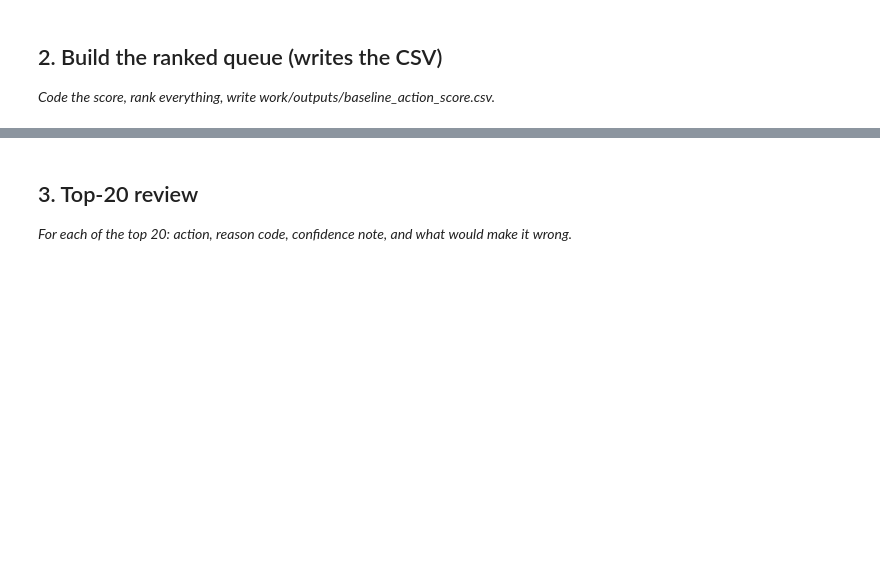
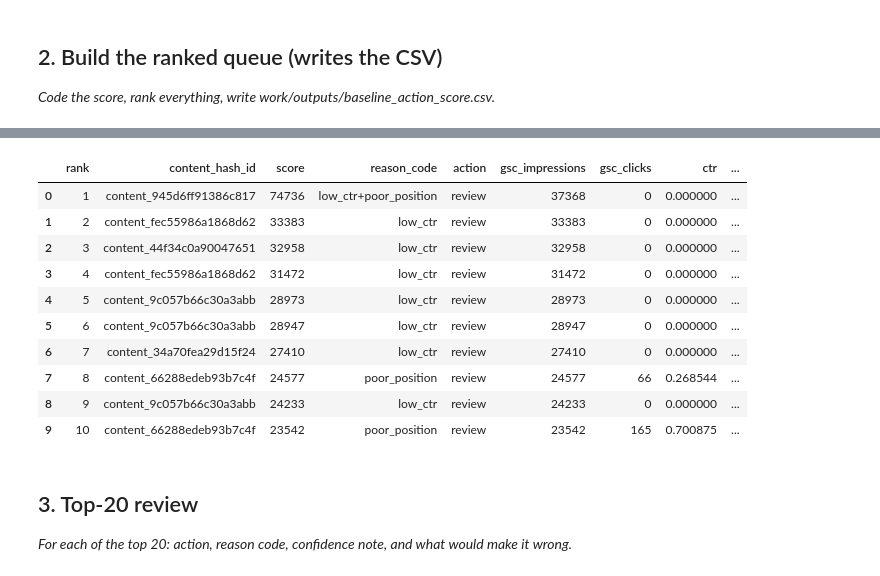
Before and after one commit to ayushmanlohani/flyrank-ml-internship, a Jupyter notebook: work/notebooks/w04_baseline_score.ipynb, the cells around one changed output, grey strips where cells are left out. Drawn from its saved outputs; the diff is of its cells as text; code cells hidden in the pictures; blank space fills up the shorter version.

```diff
--- a/work/notebooks/w04_baseline_score.ipynb
+++ b/work/notebooks/w04_baseline_score.ipynb
@@ -22,0 +75,84 @@ This skeleton is yours to fill. Work the sections **in order** — each one has
+# %%
+# Simple thresholds from this March 2026 slice
+impression_threshold = signal_df["gsc_impressions"].median()
+ctr_threshold = signal_df["ctr"].median()
+position_threshold = signal_df["gsc_avg_position"].median()
+
+signal_df["visible"] = (
+    signal_df["gsc_impressions"] >= impression_threshold
+).astype(int)
+
+signal_df["low_ctr"] = (
+    signal_df["ctr"] <= ctr_threshold
+).astype(int)
+
+signal_df["poor_position"] = (
+    signal_df["gsc_avg_position"] >= position_threshold
+).astype(int)
+
+# Transparent score: visibility × number of weak signals × impressions
+signal_df["score"] = (
+    signal_df["visible"]
+    * (signal_df["low_ctr"] + signal_df["poor_position"])
+    * signal_df["gsc_impressions"]
+)
+
+def get_reason(row):
+    reasons = []
+
+    if row["low_ctr"]:
+        reasons.append("low_ctr")
+
+    if row["poor_position"]:
+        reasons.append("poor_position")
+
+    if not reasons:
+        return "no_flag"
+
+    return "+".join(reasons)
+
+signal_df["reason_code"] = signal_df.apply(get_reason, axis=1)
+
+signal_df["action"] = np.where(
+    signal_df["score"] > 0,
+    "review",
+    "no_action"
+)
+
+# Rank highest score first
+queue = (
+    signal_df
+    .sort_values(["score", "gsc_impressions"], ascending=False)
+    .reset_index(drop=True)
+)
+
+queue["rank"] = queue.index + 1
+
+# Keep the ranked output
+queue = queue[
+    [
+        "rank",
+        "content_hash_id",
+        "score",
+        "reason_code",
+        "action",
+        "gsc_impressions",
+        "gsc_clicks",
+        "ctr",
+        "gsc_avg_position"
+    ]
+]
+
+# Save required CSV
+import os
+
+os.makedirs("work/outputs", exist_ok=True)
+
+output_path = "work/outputs/baseline_action_score.csv"
+queue.to_csv(output_path, index=False)
+
+print("Saved:", output_path)
+print("Rows ranked:", len(queue))
+print("\nTop 10:")
+display(queue.head(10))
+# %% [output]
@@ -23,3 +163,14 @@ This skeleton is yours to fill. Work the sections **in order** — each one has
+|  | rank | content_hash_id | score | reason_code | action | gsc_impressions | gsc_clicks | ctr | ... |
+| 0 | 1 | content_945d6ff91386c817 | 74736 | low_ctr+poor_position | review | 37368 | 0 | 0.000000 | ... |
+| 1 | 2 | content_fec55986a1868d62 | 33383 | low_ctr | review | 33383 | 0 | 0.000000 | ... |
+| 2 | 3 | content_44f34c0a90047651 | 32958 | low_ctr | review | 32958 | 0 | 0.000000 | ... |
+| 3 | 4 | content_fec55986a1868d62 | 31472 | low_ctr | review | 31472 | 0 | 0.000000 | ... |
+| 4 | 5 | content_9c057b66c30a3abb | 28973 | low_ctr | review | 28973 | 0 | 0.000000 | ... |
+| 5 | 6 | content_9c057b66c30a3abb | 28947 | low_ctr | review | 28947 | 0 | 0.000000 | ... |
+| 6 | 7 | content_34a70fea29d15f24 | 27410 | low_ctr | review | 27410 | 0 | 0.000000 | ... |
+| 7 | 8 | content_66288edeb93b7c4f | 24577 | poor_position | review | 24577 | 66 | 0.268544 | ... |
+| 8 | 9 | content_9c057b66c30a3abb | 24233 | low_ctr | review | 24233 | 0 | 0.000000 | ... |
+| 9 | 10 | content_66288edeb93b7c4f | 23542 | poor_position | review | 23542 | 165 | 0.700875 | ... |
 # %% [markdown]
 ## 3. Top-20 review
 
```
Also changed, not shown: parts of 13 cells of this notebook.
